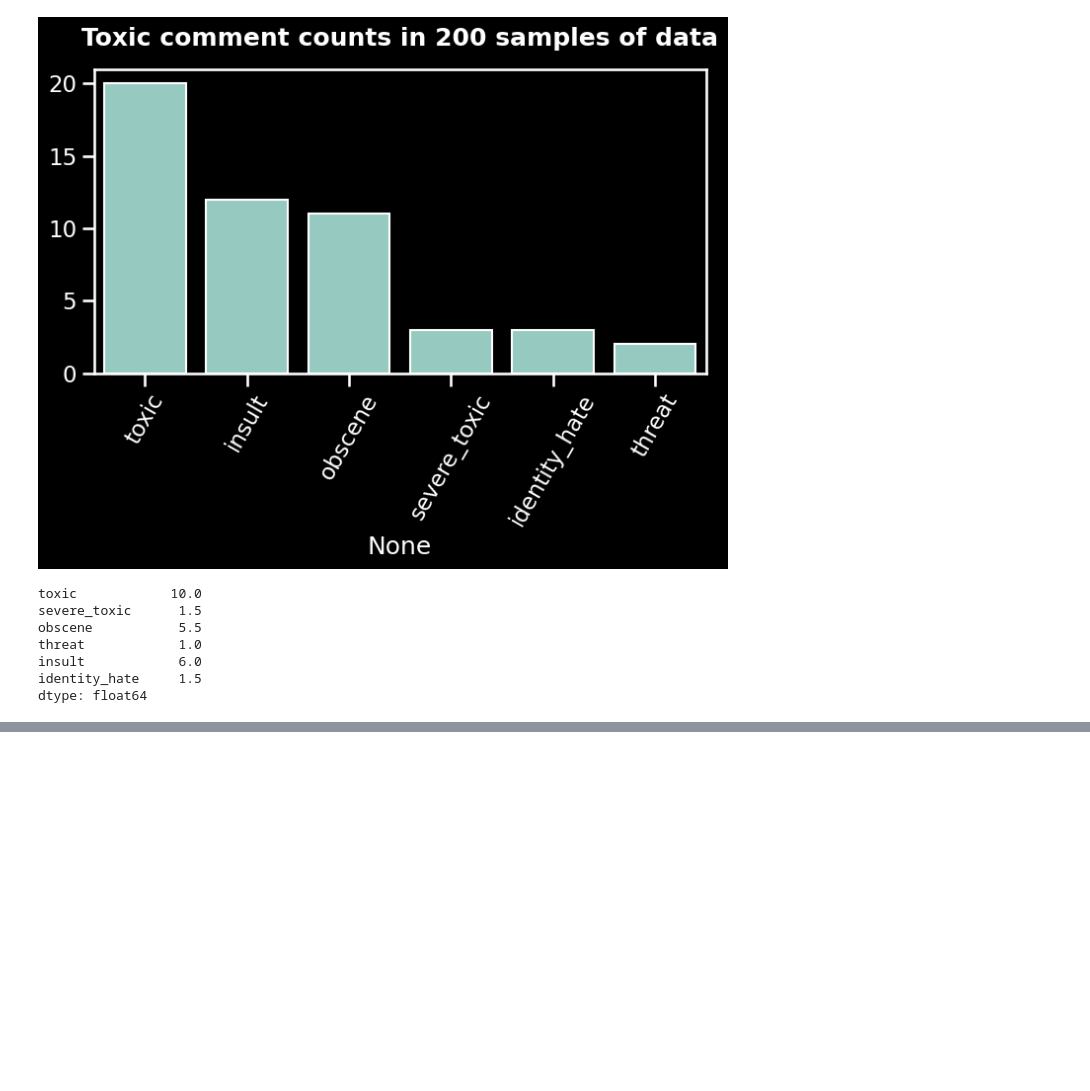
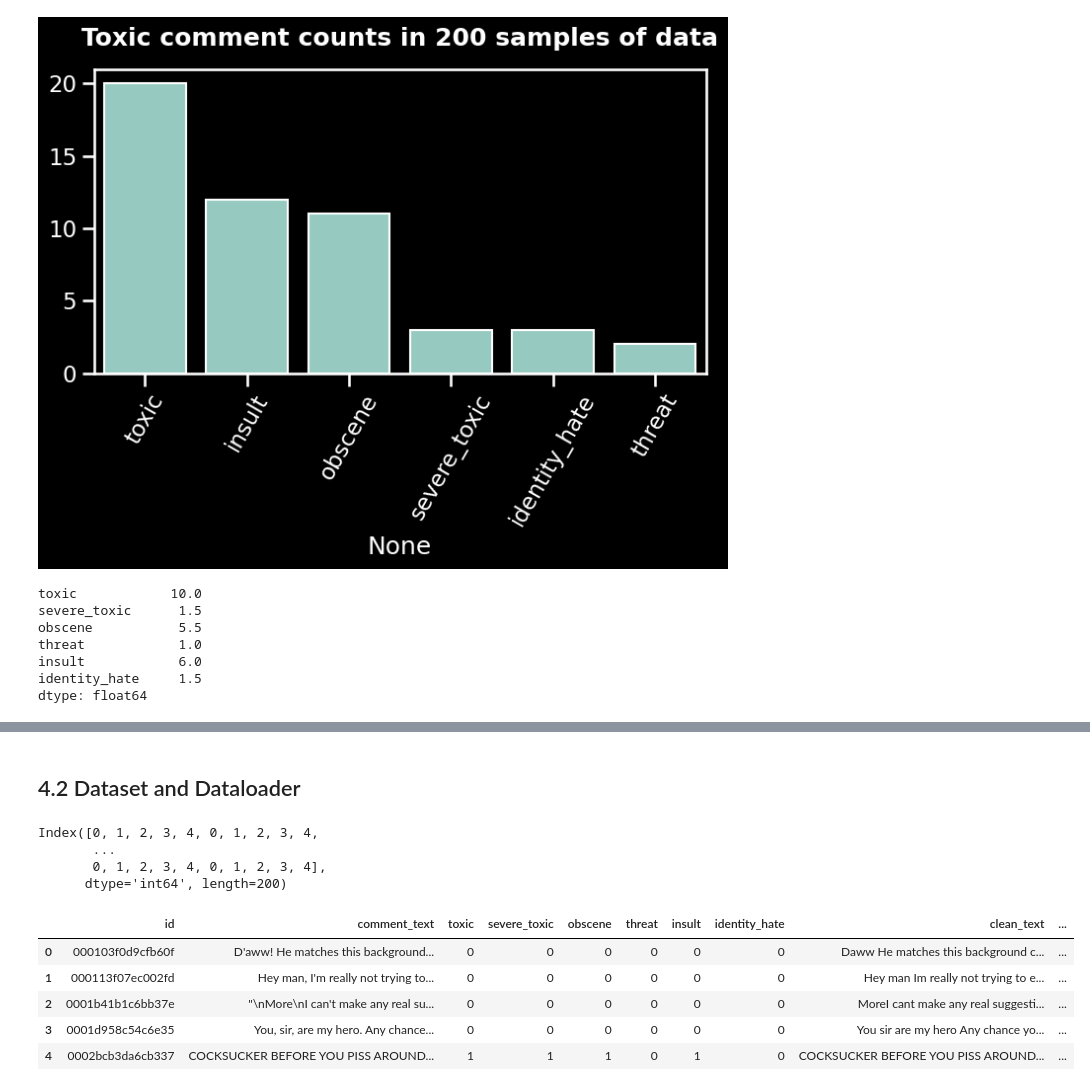
Before and after one commit to LHY-UESTC/NLP, a Jupyter notebook: NLP2.ipynb, the cells around one changed output, grey strips where cells are left out. Cells and saved outputs as stored; diff of their text form; code cells hidden in the pictures; blank space fills up the shorter version.

```diff
--- a/NLP2.ipynb
+++ b/NLP2.ipynb
@@ -221,0 +277,7 @@ dtype: float64
+# %%
+%%time
+train['clean_text'] = train['comment_text'].apply(str).apply(lambda x: clean_text(x))
+test['clean_text'] = test['comment_text'].apply(str).apply(lambda x: clean_text(x))
+# %%time 是一种单元魔术命令，用于测量多行代码（代码单元）的执行时间。它会在执行整个代码单元后返回执行时间的结果。
+# 分别访问训练数据集和测试数据集中的 'comment_text' 列，这里使用 apply(str) 将列中的元素转换为字符串类型。
+# 对每个字符串元素应用一个匿名函数。这个匿名函数调用了名为 clean_text 的函数，并将每个字符串作为参数传递给它。
@@ -221,0 +287,31 @@ dtype: float64
+# %% [markdown]
+## 4.2 Dataset and Dataloader
+# %%
+# 我们使用20%的训练数据作为验证集。
+kfold = 5
+# 使用 train.index % kfold 计算每个样本在数据集中的索引值与 kfold 取模的结果。
+# 这个操作会生成一个包含与数据集索引对应的折叠编号的 Series 对象。
+train['kfold'] = train.index % kfold
+# train.index 表示训练数据集的索引，而 % 是取模运算符，用于计算索引与 kfold 的模。
+# 这样，对于索引为 i 的样本，i % kfold 的结果将是 0 到 4 之间的整数，对应着 5 个折叠中的一个。
+train.index % kfold
+# %% [output]
+Index([0, 1, 2, 3, 4, 0, 1, 2, 3, 4,
+       ...
+       0, 1, 2, 3, 4, 0, 1, 2, 3, 4],
+      dtype='int64', length=200)
+# %%
+# reset_index创建一个名为'index'的列，并将旧的索引值保存在其中并更新index的值。
+# drop=True删除具有旧索引值的列“索引”。
+p_train = train[train["kfold"] != 0].reset_index(drop = True)
+p_valid = train[train["kfold"] == 0].reset_index(drop = True)
+
+p_train.head()
+# p_valid.head()
+# %% [output]
+|  | id | comment_text | toxic | severe_toxic | obscene | threat | insult | identity_hate | clean_text | ... |
+| 0 | 000103f0d9cfb60f | D'aww! He matches this background... | 0 | 0 | 0 | 0 | 0 | 0 | Daww He matches this background c... | ... |
+| 1 | 000113f07ec002fd | Hey man, I'm really not trying to... | 0 | 0 | 0 | 0 | 0 | 0 | Hey man Im really not trying to e... | ... |
+| 2 | 0001b41b1c6bb37e | "\nMore\nI can't make any real su... | 0 | 0 | 0 | 0 | 0 | 0 | MoreI cant make any real suggesti... | ... |
+| 3 | 0001d958c54c6e35 | You, sir, are my hero. Any chance... | 0 | 0 | 0 | 0 | 0 | 0 | You sir are my hero Any chance yo... | ... |
+| 4 | 0002bcb3da6cb337 | COCKSUCKER BEFORE YOU PISS AROUND... | 1 | 1 | 1 | 0 | 1 | 0 | COCKSUCKER BEFORE YOU PISS AROUND... | ... |
```
Also changed, not shown: parts of 34 cells of this notebook, 1 other file.
